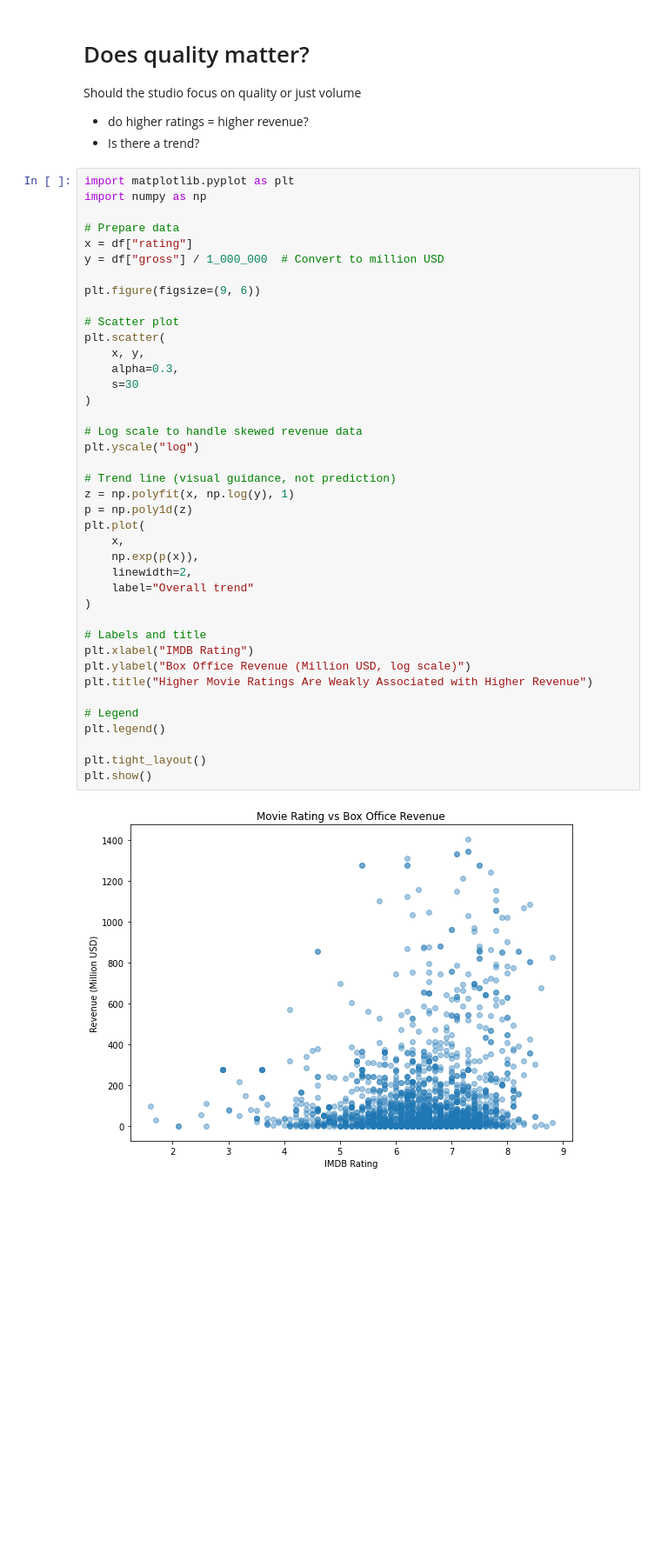
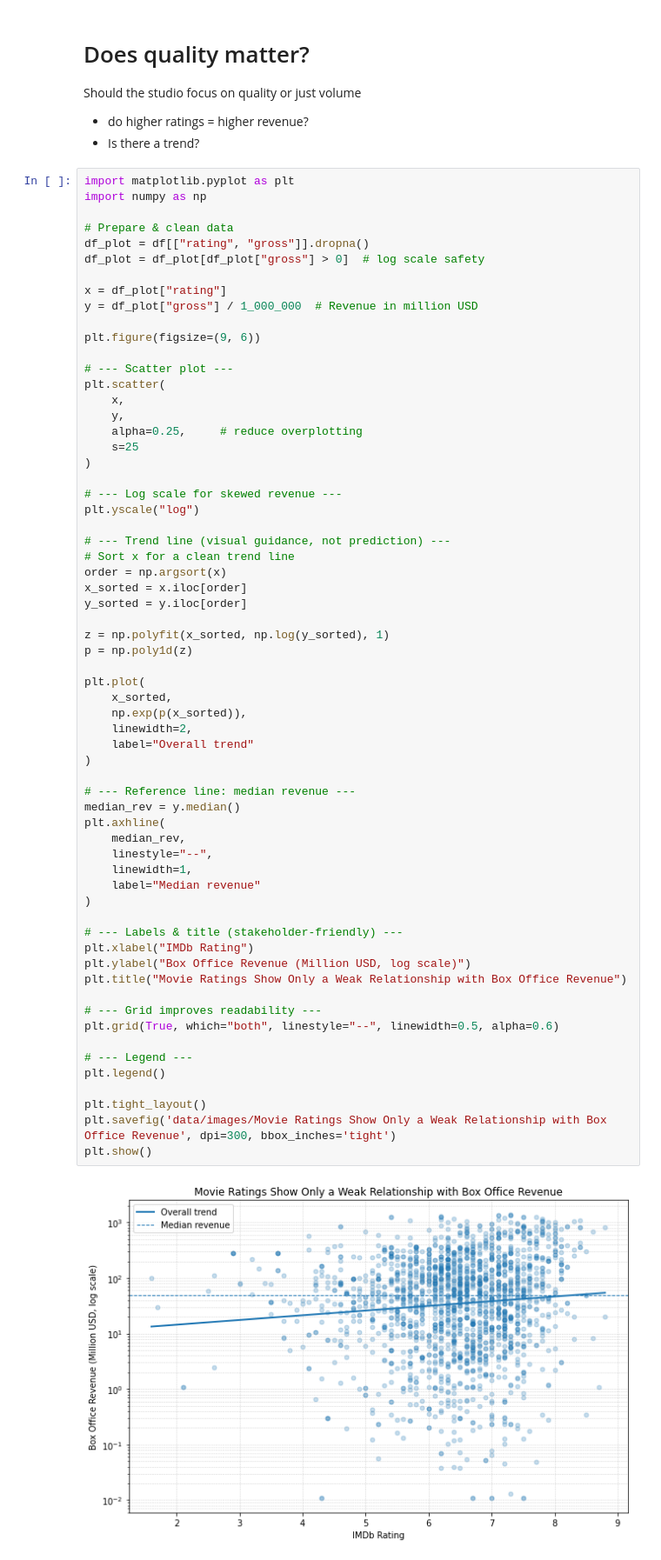
Before and after one commit to ChairoSolutions/Movie-Studio-EDA-Project, a Jupyter notebook: student.ipynb, the cells around one changed output. Shown at 87% size. Cells and saved outputs as stored; diff of their text form; blank space fills up the shorter version.

```diff
--- a/student.ipynb
+++ b/student.ipynb
@@ -338,42 +356,65 @@ Should the studio focus on quality or just volume
 # %%
 import matplotlib.pyplot as plt
 import numpy as np
 
-# Prepare data
-x = df["rating"]
-y = df["gross"] / 1_000_000  # Convert to million USD
+# Prepare & clean data
+df_plot = df[["rating", "gross"]].dropna()
+df_plot = df_plot[df_plot["gross"] > 0]  # log scale safety
+
+x = df_plot["rating"]
+y = df_plot["gross"] / 1_000_000  # Revenue in million USD
 
 plt.figure(figsize=(9, 6))
 
-# Scatter plot
+# --- Scatter plot ---
 plt.scatter(
-    x, y,
-    alpha=0.3,
-    s=30
+    x,
+    y,
+    alpha=0.25,     # reduce overplotting
+    s=25
 )
 
-# Log scale to handle skewed revenue data
+# --- Log scale for skewed revenue ---
 plt.yscale("log")
 
-# Trend line (visual guidance, not prediction)
-z = np.polyfit(x, np.log(y), 1)
+# --- Trend line (visual guidance, not prediction) ---
+# Sort x for a clean trend line
+order = np.argsort(x)
+x_sorted = x.iloc[order]
+y_sorted = y.iloc[order]
+
+z = np.polyfit(x_sorted, np.log(y_sorted), 1)
 p = np.poly1d(z)
+
 plt.plot(
-    x,
-    np.exp(p(x)),
+    x_sorted,
+    np.exp(p(x_sorted)),
     linewidth=2,
     label="Overall trend"
 )
 
-# Labels and title
-plt.xlabel("IMDB Rating")
+# --- Reference line: median revenue ---
+median_rev = y.median()
+plt.axhline(
+    median_rev,
+    linestyle="--",
+    linewidth=1,
+    label="Median revenue"
+)
+
+# --- Labels & title (stakeholder-friendly) ---
+plt.xlabel("IMDb Rating")
 plt.ylabel("Box Office Revenue (Million USD, log scale)")
-plt.title("Higher Movie Ratings Are Weakly Associated with Higher Revenue")
+plt.title("Movie Ratings Show Only a Weak Relationship with Box Office Revenue")
 
-# Legend
+# --- Grid improves readability ---
+plt.grid(True, which="both", linestyle="--", linewidth=0.5, alpha=0.6)
+
+# --- Legend ---
 plt.legend()
 
 plt.tight_layout()
+plt.savefig('data/images/Movie Ratings Show Only a Weak Relationship with Box Office Revenue', dpi=300, bbox_inches='tight')
 plt.show()
 # %% [output]
-[figure, old version]
+[figure, new version]
```
Also changed, not shown: parts of 37 cells of this notebook, 3 other files.
